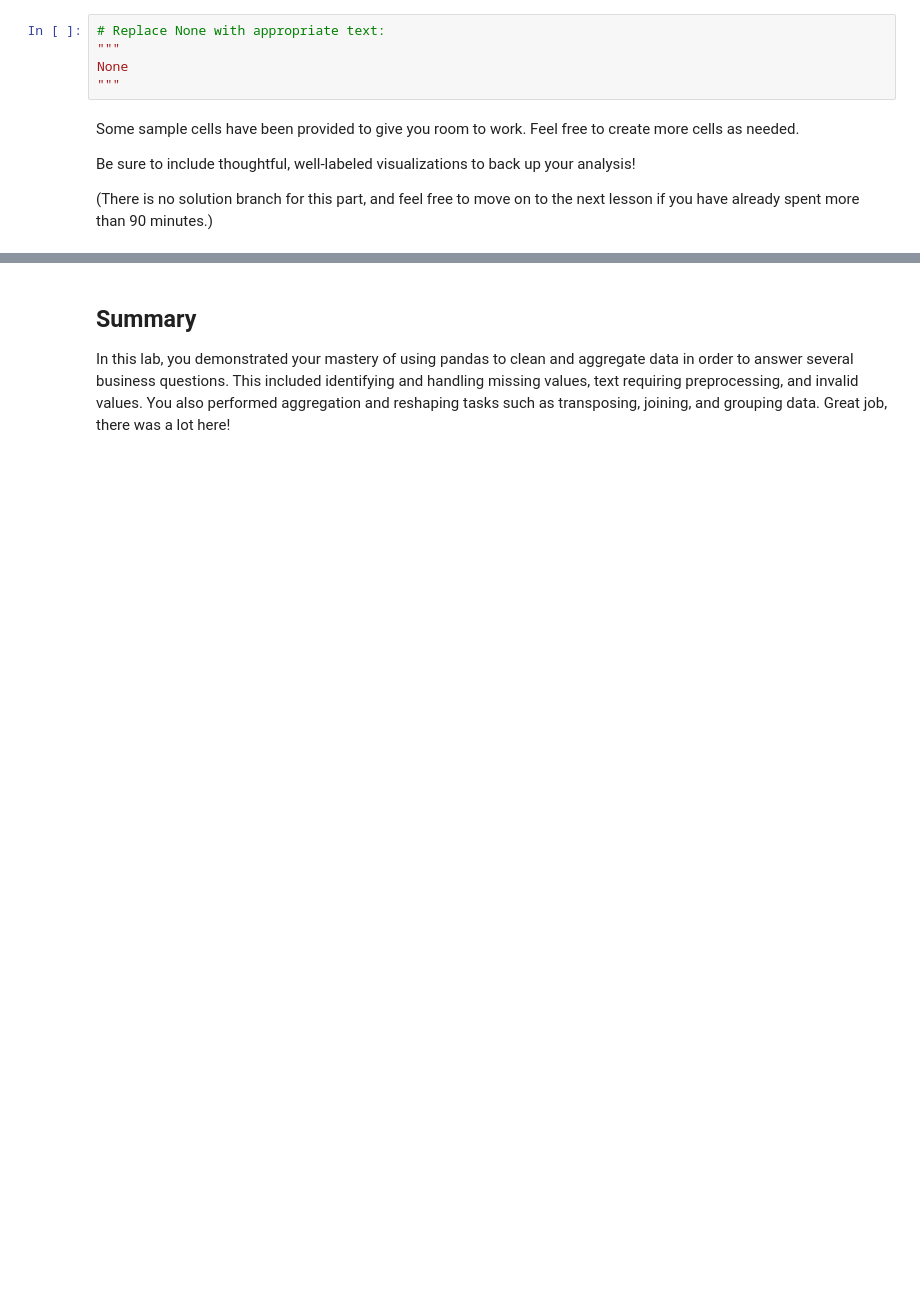
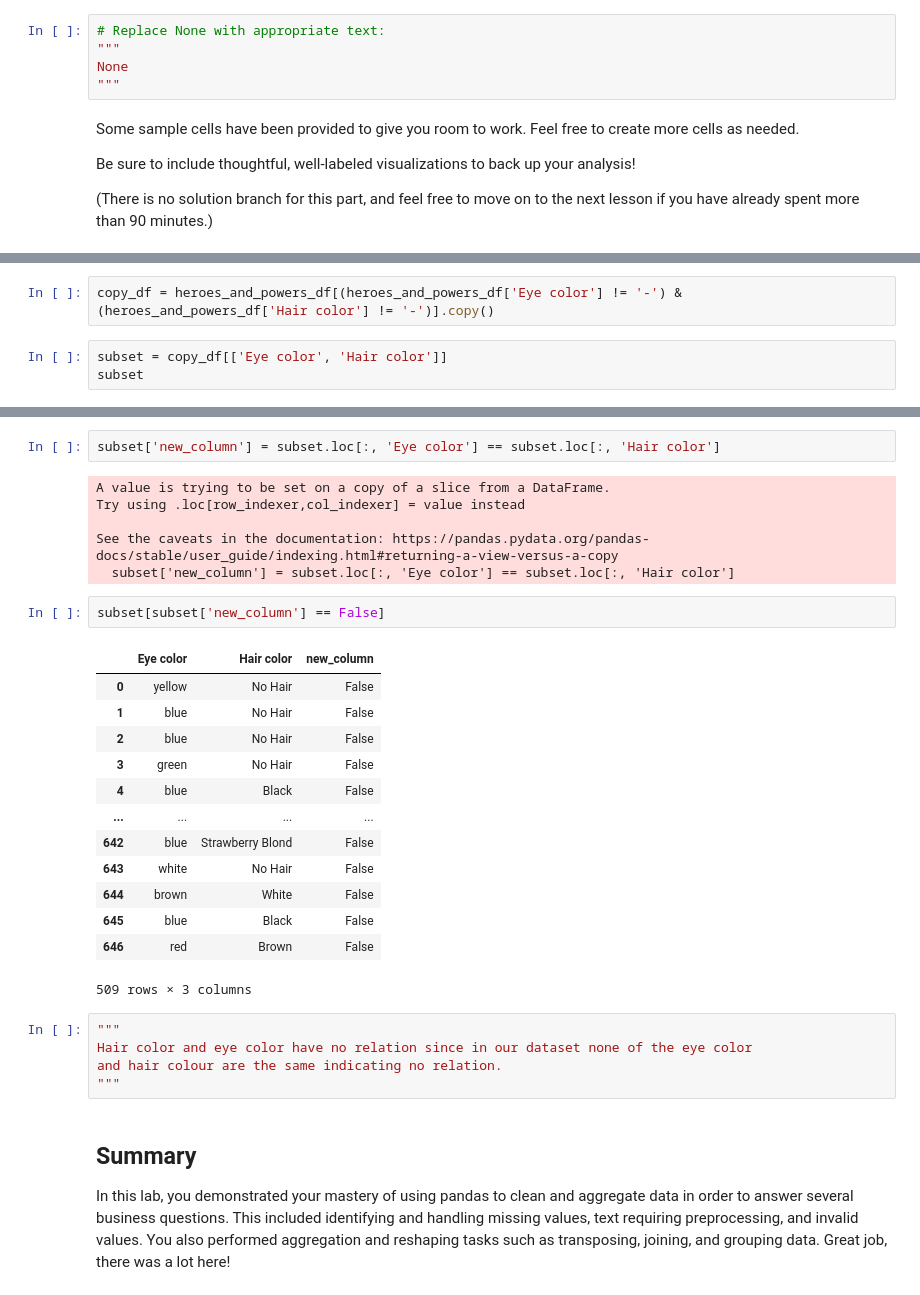
Before and after one commit to Trevor334/dsc-pandas-data-cleaning-lab, a Jupyter notebook: index.ipynb, the cells around one changed output, grey strips where cells are left out. Cells and saved outputs as stored; diff of their text form; blank space fills up the shorter version.

Commit message:
pandas data cleaning lab

```diff
--- a/index.ipynb
+++ b/index.ipynb
@@ -674,0 +839,5 @@ Be sure to include thoughtful, well-labeled visualizations to back up your analy
+# %%
+copy_df = heroes_and_powers_df[(heroes_and_powers_df['Eye color'] != '-') & (heroes_and_powers_df['Hair color'] != '-')].copy()
+# %%
+subset = copy_df[['Eye color', 'Hair color']]
+subset
@@ -675,3 +858,32 @@ Be sure to include thoughtful, well-labeled visualizations to back up your analy
+# %%
+subset['new_column'] = subset.loc[:, 'Eye color'] == subset.loc[:, 'Hair color']
+# %% [output]
+A value is trying to be set on a copy of a slice from a DataFrame.
+Try using .loc[row_indexer,col_indexer] = value instead
+
+See the caveats in the documentation: https://pandas.pydata.org/pandas-docs/stable/user_guide/indexing.html#returning-a-view-versus-a-copy
+  subset['new_column'] = subset.loc[:, 'Eye color'] == subset.loc[:, 'Hair color']
+# %%
+subset[subset['new_column'] == False]
+# %% [output]
+|  | Eye color | Hair color | new_column |
+| 0 | yellow | No Hair | False |
+| 1 | blue | No Hair | False |
+| 2 | blue | No Hair | False |
+| 3 | green | No Hair | False |
+| 4 | blue | Black | False |
+| ... | ... | ... | ... |
+| 642 | blue | Strawberry Blond | False |
+| 643 | white | No Hair | False |
+| 644 | brown | White | False |
+| 645 | blue | Black | False |
+| 646 | red | Brown | False |
+509 rows × 3 columns
+# %%
+"""
+Hair color and eye color have no relation since in our dataset none of the eye color
+and hair colour are the same indicating no relation.
+"""
 # %% [markdown]
 ## Summary
 
```
Also changed, not shown: parts of 30 cells of this notebook.
